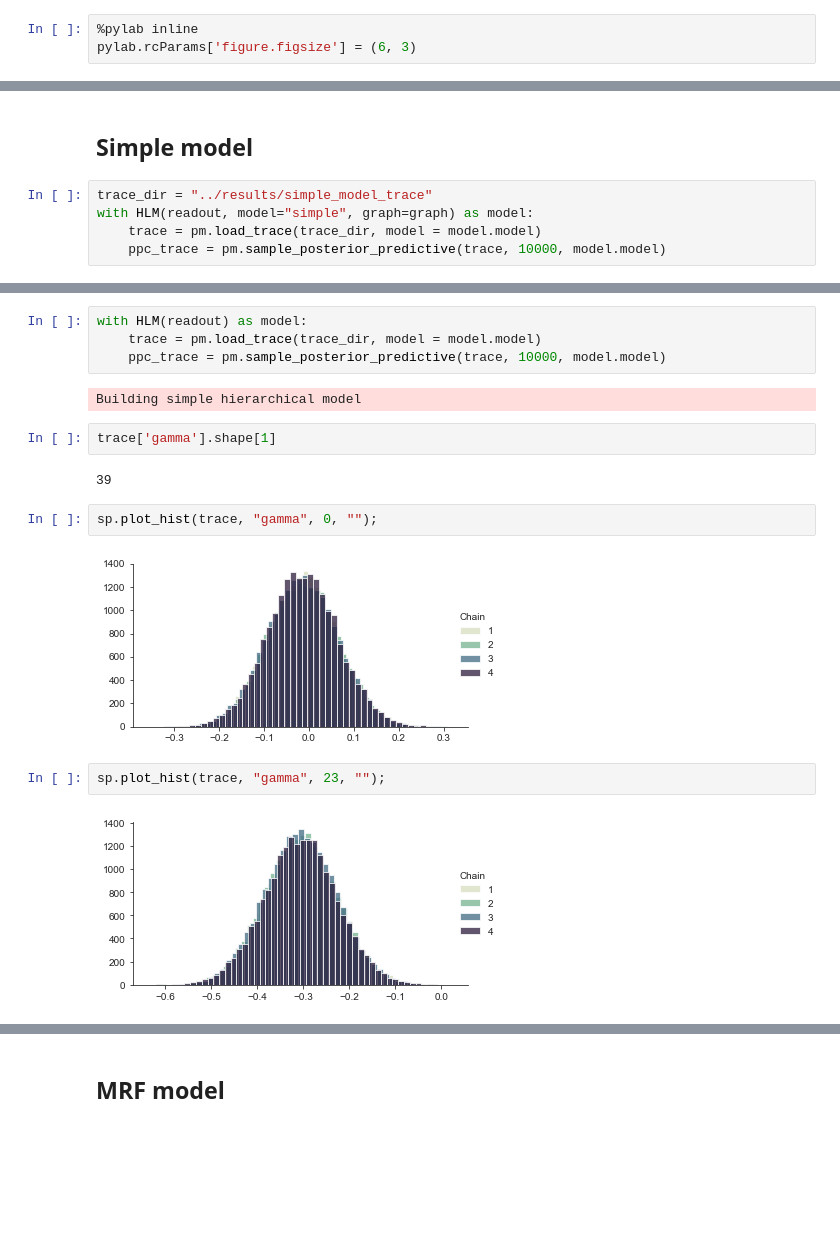
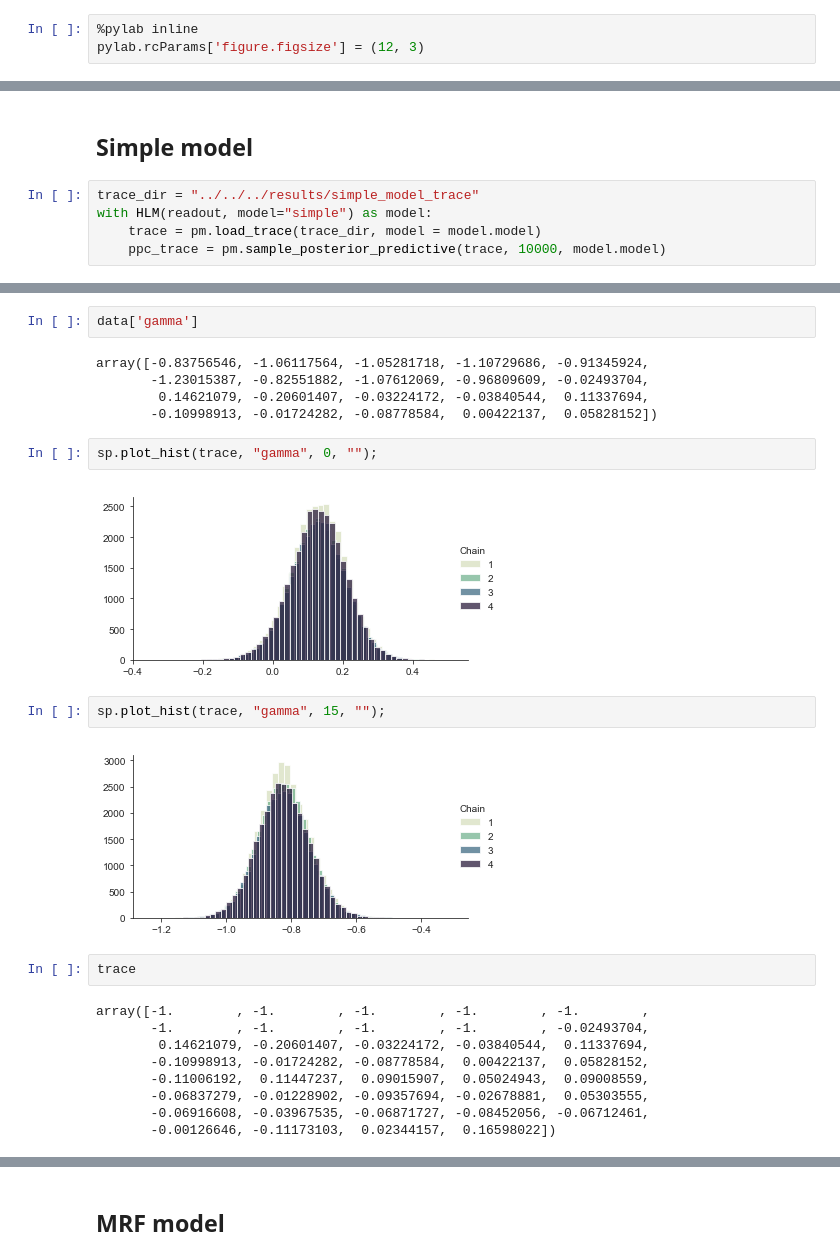
Before and after one commit to cbg-ethz/shm, a Jupyter notebook: analysis/04-plot_traces.ipynb, the cells around one changed output, grey strips where cells are left out. Cells and saved outputs as stored; diff of their text form; blank space fills up the shorter version.

```diff
--- a/analysis/04-plot_traces.ipynb
+++ b/analysis/04-plot_traces.ipynb
@@ -17,7 +21,7 @@ from shm.models.hlm import HLM
 from pymc3 import model_to_graphviz
 # %%
 %pylab inline
-pylab.rcParams['figure.figsize'] = (6, 3)
+pylab.rcParams['figure.figsize'] = (12, 3)
 # %% [output]
 Populating the interactive namespace from numpy and matplotlib
 # %%
@@ -54,8 +62,8 @@ networkx.draw(G)
 # %% [markdown]
 ## Simple model
 # %%
-trace_dir = "../results/simple_model_trace"
-with HLM(readout, model="simple", graph=graph) as model:
+trace_dir = "../../../results/simple_model_trace"
+with HLM(readout, model="simple") as model:
     trace = pm.load_trace(trace_dir, model = model.model)
     ppc_trace = pm.sample_posterior_predictive(trace, 10000, model.model)
 # %% [output]
@@ -112,21 +71,29 @@ networkx.draw(graph,
-# %%
-with HLM(readout) as model:
-    trace = pm.load_trace(trace_dir, model = model.model)
-    ppc_trace = pm.sample_posterior_predictive(trace, 10000, model.model)
-# %% [output]
-Building simple hierarchical model
-# %%
-trace['gamma'].shape[1]
-# %% [output]
-39
+# %%
+data['gamma']
+# %% [output]
+array([-0.83756546, -1.06117564, -1.05281718, -1.10729686, -0.91345924,
+       -1.23015387, -0.82551882, -1.07612069, -0.96809609, -0.02493704,
+        0.14621079, -0.20601407, -0.03224172, -0.03840544,  0.11337694,
+       -0.10998913, -0.01724282, -0.08778584,  0.00422137,  0.05828152])
 # %%
 sp.plot_hist(trace, "gamma", 0, "");
 # %% [output]
-[figure, old version]
+[figure, new version]
 # %%
-sp.plot_hist(trace, "gamma", 23, "");
+sp.plot_hist(trace, "gamma", 15, "");
 # %% [output]
-[figure, old version]
+[figure, new version]
+# %%
+trace
+# %% [output]
+array([-1.        , -1.        , -1.        , -1.        , -1.        ,
+       -1.        , -1.        , -1.        , -1.        , -0.02493704,
+        0.14621079, -0.20601407, -0.03224172, -0.03840544,  0.11337694,
+       -0.10998913, -0.01724282, -0.08778584,  0.00422137,  0.05828152,
+       -0.11006192,  0.11447237,  0.09015907,  0.05024943,  0.09008559,
+       -0.06837279, -0.01228902, -0.09357694, -0.02678881,  0.05303555,
+       -0.06916608, -0.03967535, -0.06871727, -0.08452056, -0.06712461,
+       -0.00126646, -0.11173103,  0.02344157,  0.16598022])
 # %%
 data['gamma']
 # %% [output]
```
Also changed, not shown: parts of 72 cells of this notebook, 4 other files.
